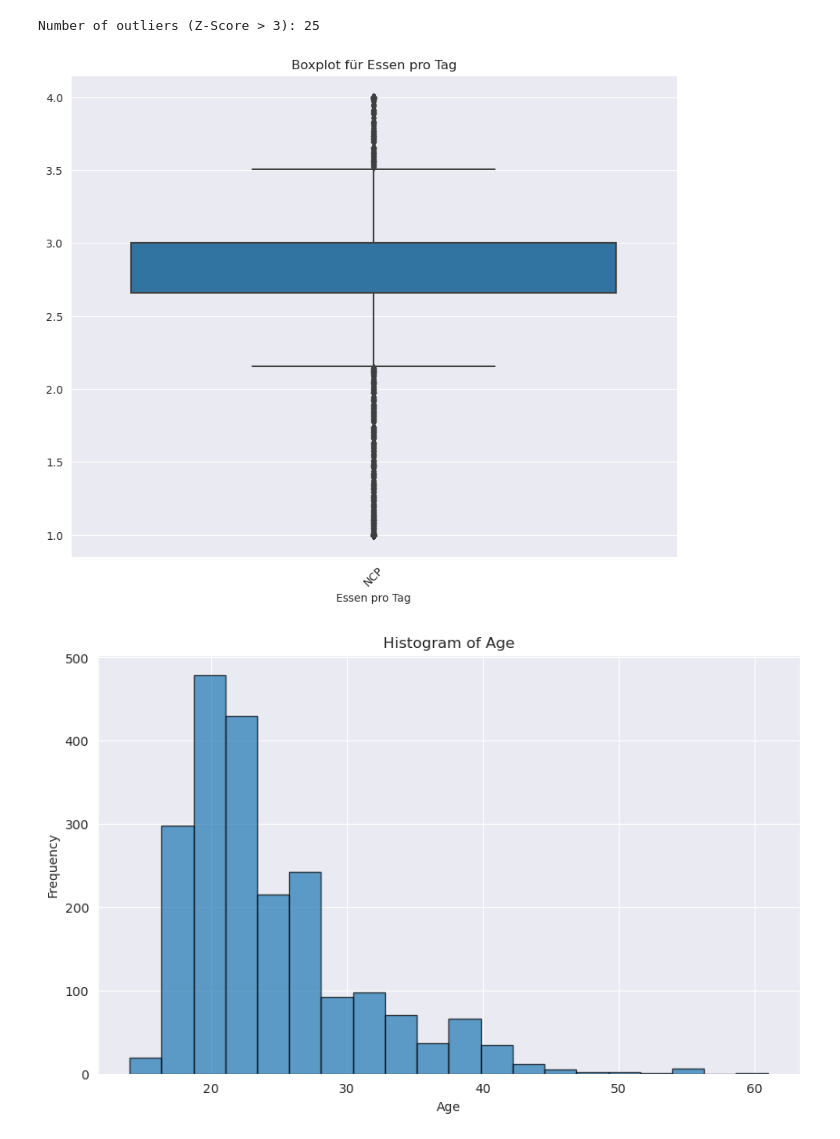
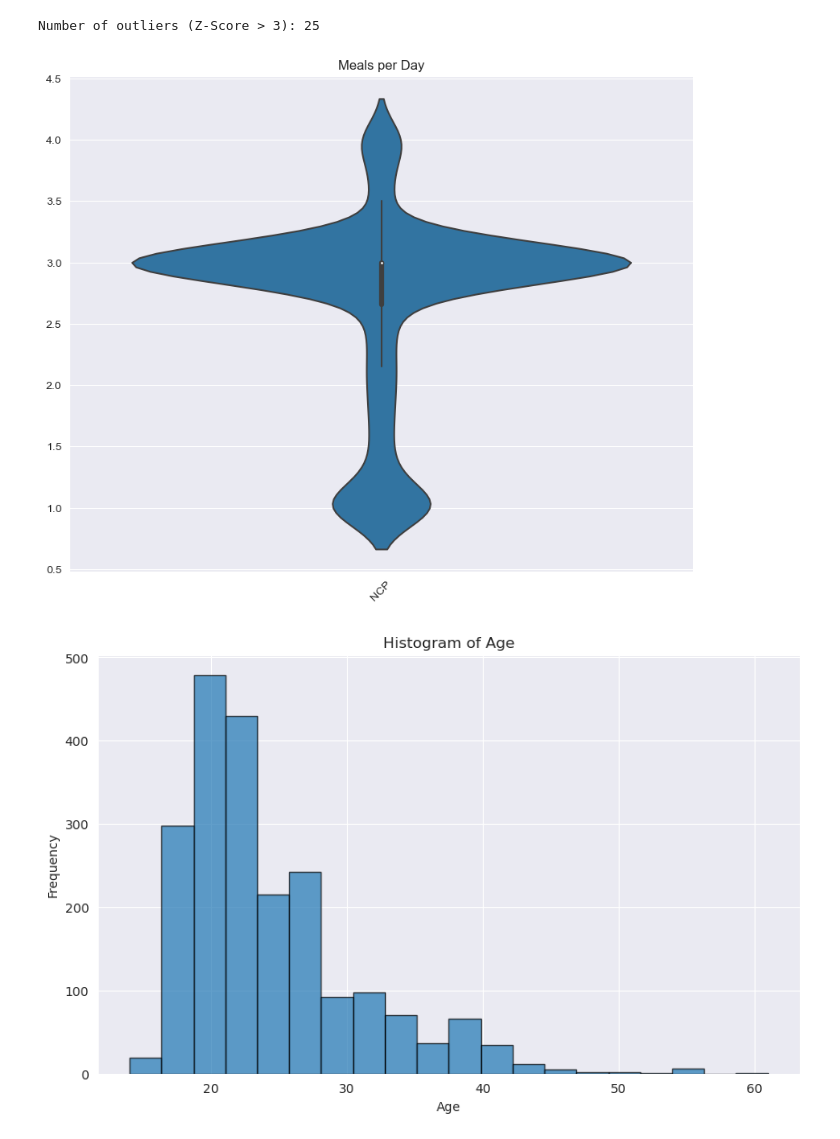
Before and after one commit to Niklas-Wag/Sleep_DSAI, a Jupyter notebook: ObesityPrediction.ipynb, the cells around one changed output. Saved outputs shown, nothing was run; the diff lists cells and outputs as text; code cells hidden in the pictures.

```diff
--- a/ObesityPrediction.ipynb
+++ b/ObesityPrediction.ipynb
@@ -73,13 +73,12 @@ print(f"Number of outliers (Z-Score > 3): {outliers_zscore.shape[0]}")
 Number of outliers (Z-Score > 3): 25
 # %%
 plt.figure(figsize=(10, 8))
-sns.boxplot(data=obesity_dataset[['NCP']])
+sns.violinplot(data=obesity_dataset[['NCP']])
 plt.xticks(rotation=45)
-plt.xlabel("Essen pro Tag")  # Neue Bezeichnung für die Achse
-plt.title("Boxplot für Essen pro Tag")
+plt.title("Meals per Day")
 plt.show()
 # %% [output]
-[figure, old version]
+[figure, new version]
 # %%
 plt.figure(figsize=(10, 6))
 plt.hist(obesity_dataset['Age'], bins=20, edgecolor='k', alpha=0.7)
```
Also changed, not shown: parts of 3 cells of this notebook.
